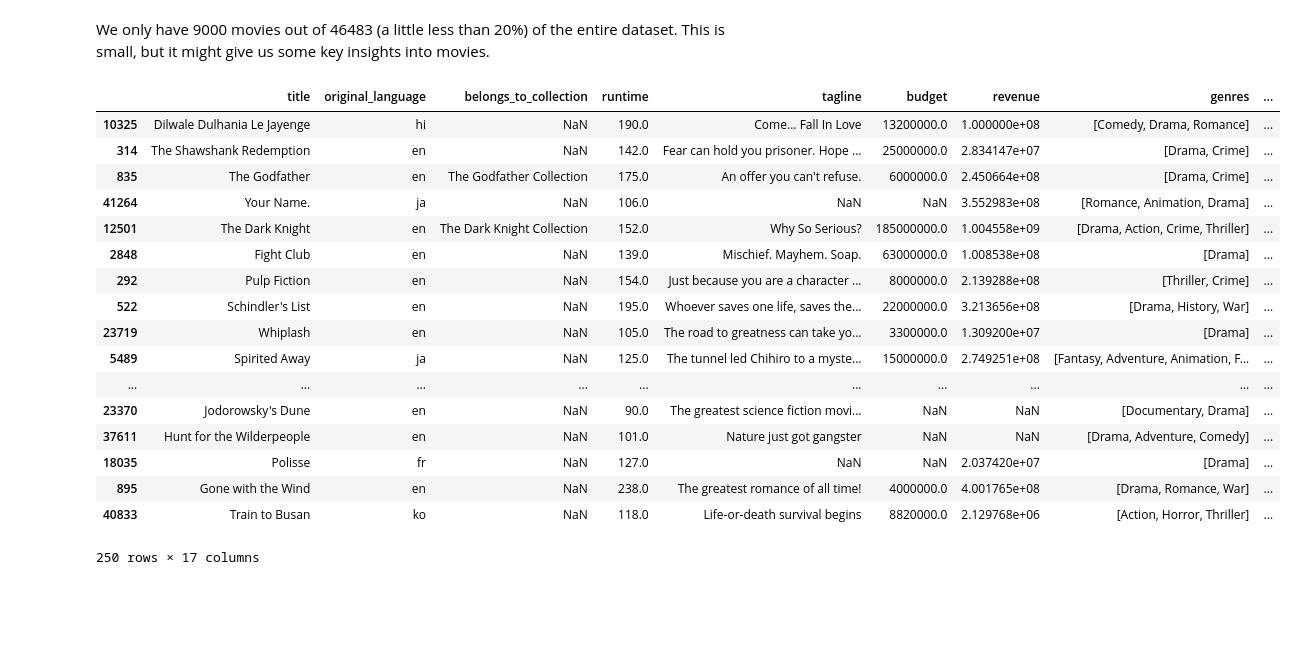
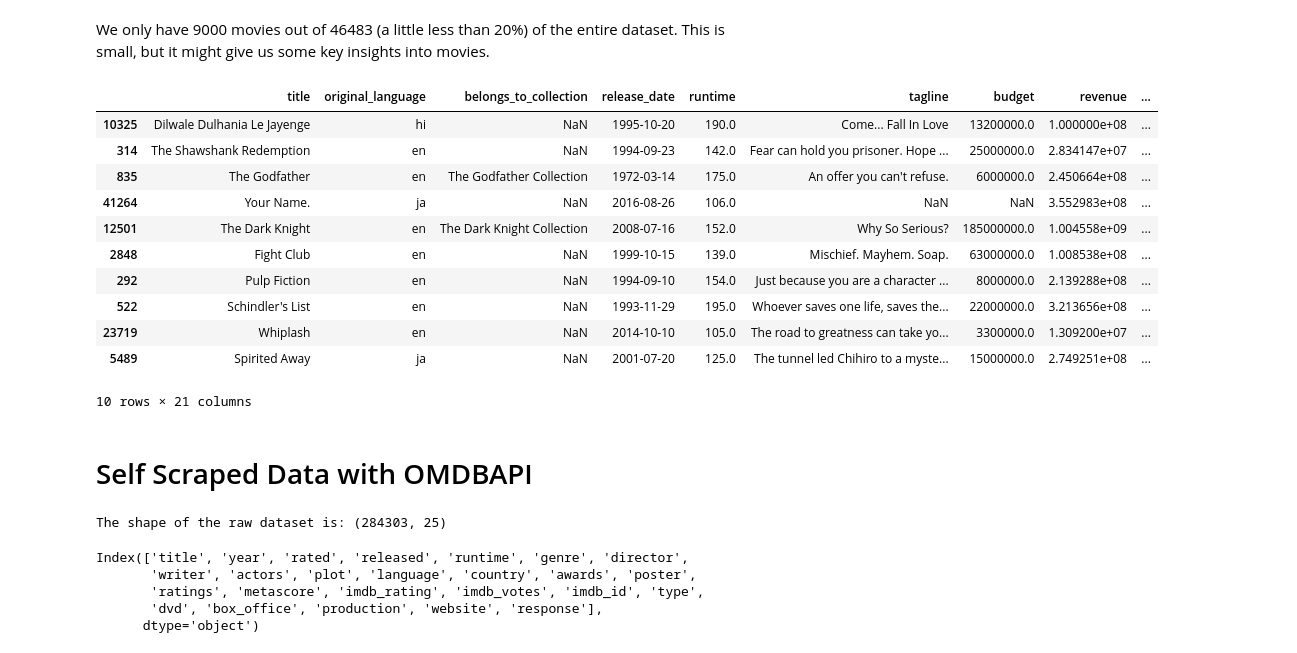
Before and after one commit to ecbenezra/recommender-system, a Jupyter notebook: all-datasets-cleaning-exploration.ipynb, the cells around one changed output. Drawn from its saved outputs; the diff is of its cells as text; code cells hidden in the pictures; blank space fills up the shorter version.

```diff
--- a/all-datasets-cleaning-exploration.ipynb
+++ b/all-datasets-cleaning-exploration.ipynb
@@ -308,0 +331,12 @@ Name: return, dtype: int64
+# %%
+md_movies['year'] = pd.to_datetime(md_movies['release_date'], errors='coerce').apply(
+    lambda x: str(x).split('-')[0] if x != np.nan else np.nan)
+# %%
+month_order = ['Jan', 'Feb', 'Mar', 'Apr', 'May', 'Jun', 'Jul', 'Aug', 'Sep', 'Oct', 'Nov', 'Dec']
+day_order = ['Mon', 'Tue', 'Wed', 'Thu', 'Fri', 'Sat', 'Sun']
+# %%
+def get_month(x):
+    try:
+        return month_order[int(str(x).split('-')[1]) - 1]
+    except:
+        return np.nan
@@ -308,0 +351,3 @@ Name: return, dtype: int64
+# %%
+# md_movies['day'] = md_movies['release_date'].apply(get_day)
+md_movies['month'] = md_movies['release_date'].apply(get_month)
@@ -315,23 +400,17 @@ We only have 9000 movies out of 46483 (a little less than 20%) of the entire dat
 # %%
 qualified = md_movies.sort_values('weighted_rating', ascending=False).head(250)
 # %%
-qualified.head(250)
+qualified.head(10)
 # %% [output]
-|  | title | original_language | belongs_to_collection | runtime | tagline | budget | revenue | genres | ... |
-| 10325 | Dilwale Dulhania Le Jayenge | hi | NaN | 190.0 | Come... Fall In Love | 13200000.0 | 1.000000e+08 | [Comedy, Drama, Romance] | ... |
-| 314 | The Shawshank Redemption | en | NaN | 142.0 | Fear can hold you prisoner. Hope ... | 25000000.0 | 2.834147e+07 | [Drama, Crime] | ... |
-| 835 | The Godfather | en | The Godfather Collection | 175.0 | An offer you can't refuse. | 6000000.0 | 2.450664e+08 | [Drama, Crime] | ... |
-| 41264 | Your Name. | ja | NaN | 106.0 | NaN | NaN | 3.552983e+08 | [Romance, Animation, Drama] | ... |
-| 12501 | The Dark Knight | en | The Dark Knight Collection | 152.0 | Why So Serious? | 185000000.0 | 1.004558e+09 | [Drama, Action, Crime, Thriller] | ... |
-| 2848 | Fight Club | en | NaN | 139.0 | Mischief. Mayhem. Soap. | 63000000.0 | 1.008538e+08 | [Drama] | ... |
-| 292 | Pulp Fiction | en | NaN | 154.0 | Just because you are a character ... | 8000000.0 | 2.139288e+08 | [Thriller, Crime] | ... |
-| 522 | Schindler's List | en | NaN | 195.0 | Whoever saves one life, saves the... | 22000000.0 | 3.213656e+08 | [Drama, History, War] | ... |
-| 23719 | Whiplash | en | NaN | 105.0 | The road to greatness can take yo... | 3300000.0 | 1.309200e+07 | [Drama] | ... |
-| 5489 | Spirited Away | ja | NaN | 125.0 | The tunnel led Chihiro to a myste... | 15000000.0 | 2.749251e+08 | [Fantasy, Adventure, Animation, F... | ... |
-| ... | ... | ... | ... | ... | ... | ... | ... | ... | ... |
-| 23370 | Jodorowsky's Dune | en | NaN | 90.0 | The greatest science fiction movi... | NaN | NaN | [Documentary, Drama] | ... |
-| 37611 | Hunt for the Wilderpeople | en | NaN | 101.0 | Nature just got gangster | NaN | NaN | [Drama, Adventure, Comedy] | ... |
-| 18035 | Polisse | fr | NaN | 127.0 | NaN | NaN | 2.037420e+07 | [Drama] | ... |
-| 895 | Gone with the Wind | en | NaN | 238.0 | The greatest romance of all time! | 4000000.0 | 4.001765e+08 | [Drama, Romance, War] | ... |
-| 40833 | Train to Busan | ko | NaN | 118.0 | Life-or-death survival begins | 8820000.0 | 2.129768e+06 | [Action, Horror, Thriller] | ... |
+|  | title | original_language | belongs_to_collection | release_date | runtime | tagline | budget | revenue | ... |
+| 10325 | Dilwale Dulhania Le Jayenge | hi | NaN | 1995-10-20 | 190.0 | Come... Fall In Love | 13200000.0 | 1.000000e+08 | ... |
+| 314 | The Shawshank Redemption | en | NaN | 1994-09-23 | 142.0 | Fear can hold you prisoner. Hope ... | 25000000.0 | 2.834147e+07 | ... |
+| 835 | The Godfather | en | The Godfather Collection | 1972-03-14 | 175.0 | An offer you can't refuse. | 6000000.0 | 2.450664e+08 | ... |
+| 41264 | Your Name. | ja | NaN | 2016-08-26 | 106.0 | NaN | NaN | 3.552983e+08 | ... |
+| 12501 | The Dark Knight | en | The Dark Knight Collection | 2008-07-16 | 152.0 | Why So Serious? | 185000000.0 | 1.004558e+09 | ... |
+| 2848 | Fight Club | en | NaN | 1999-10-15 | 139.0 | Mischief. Mayhem. Soap. | 63000000.0 | 1.008538e+08 | ... |
+| 292 | Pulp Fiction | en | NaN | 1994-09-10 | 154.0 | Just because you are a character ... | 8000000.0 | 2.139288e+08 | ... |
+| 522 | Schindler's List | en | NaN | 1993-11-29 | 195.0 | Whoever saves one life, saves the... | 22000000.0 | 3.213656e+08 | ... |
+| 23719 | Whiplash | en | NaN | 2014-10-10 | 105.0 | The road to greatness can take yo... | 3300000.0 | 1.309200e+07 | ... |
+| 5489 | Spirited Away | ja | NaN | 2001-07-20 | 125.0 | The tunnel led Chihiro to a myste... | 15000000.0 | 2.749251e+08 | ... |
-250 rows × 17 columns
+10 rows × 21 columns
@@ -337,0 +421,6 @@ qualified.head(250)
+# %% [markdown]
+# Self Scraped Data with OMDBAPI
+# %%
+print("The shape of the raw dataset is: {}".format(sc_data.shape))
+# %% [output]
+The shape of the raw dataset is: (284303, 25)
@@ -337,0 +429,8 @@ qualified.head(250)
+# %%
+movies.columns
+# %% [output]
+Index(['title', 'year', 'rated', 'released', 'runtime', 'genre', 'director',
+       'writer', 'actors', 'plot', 'language', 'country', 'awards', 'poster',
+       'ratings', 'metascore', 'imdb_rating', 'imdb_votes', 'imdb_id', 'type',
+       'dvd', 'box_office', 'production', 'website', 'response'],
+      dtype='object')
```
Also changed, not shown: parts of 79 cells of this notebook, 1 other file.
